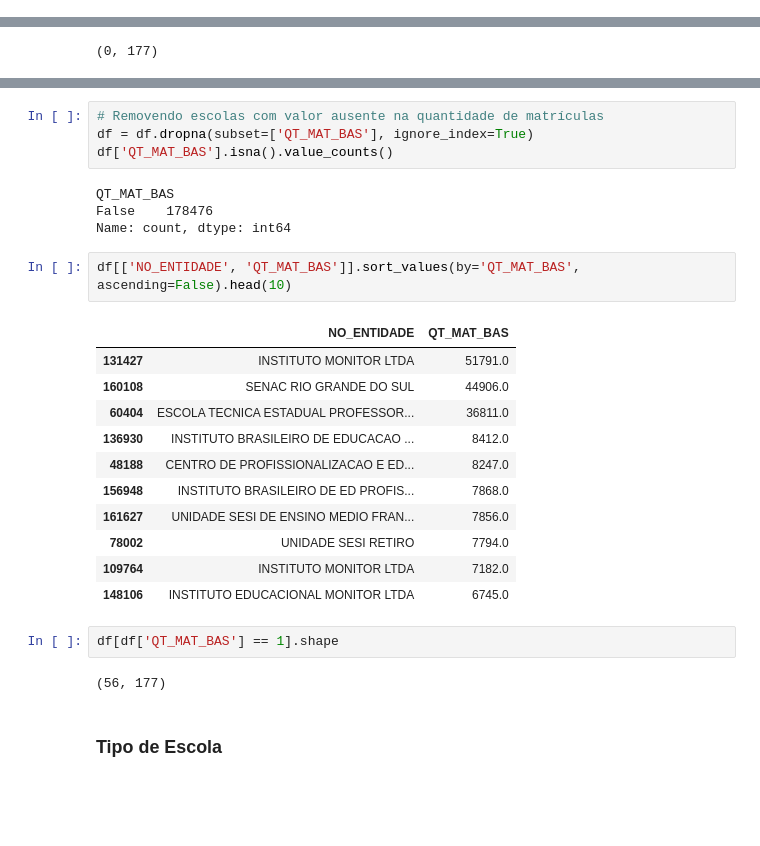
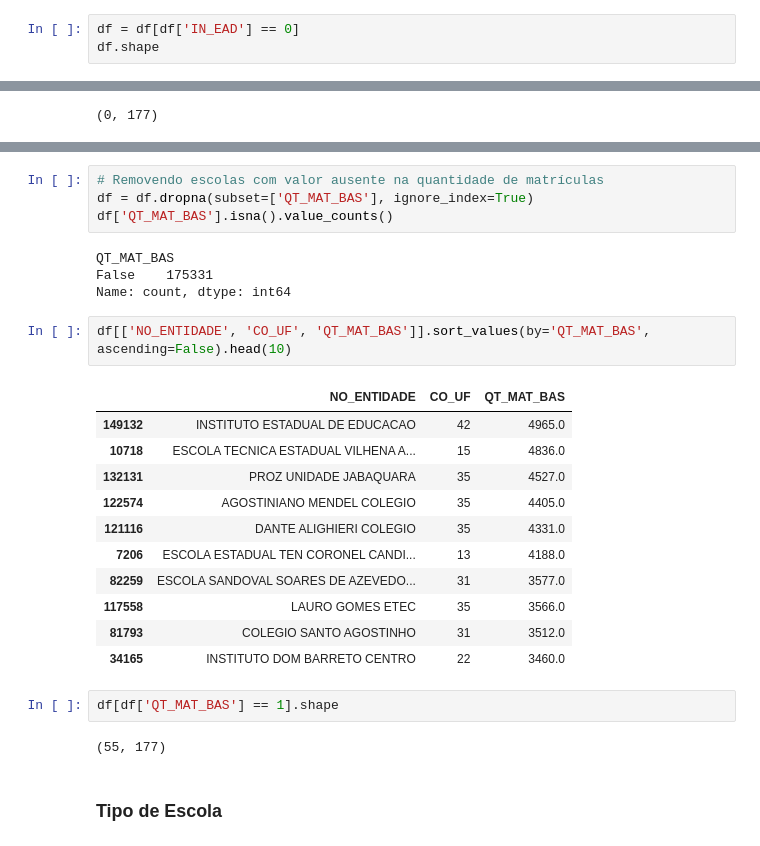
Before and after one commit to CinthiaNagahama/DCD_Rendimento_Escolar, a Jupyter notebook: explore.ipynb, the cells around one changed output, grey strips where cells are left out. Cells and saved outputs as stored; diff of their text form; blank space fills up the shorter version.

```diff
--- a/explore.ipynb
+++ b/explore.ipynb
@@ -315,0 +333,3 @@ Name: count, dtype: int64
+# %%
+df = df[df['IN_EAD'] == 0]
+df.shape
@@ -718,26 +720,26 @@ df = df.dropna(subset=['QT_MAT_BAS'], ignore_index=True)
 df['QT_MAT_BAS'].isna().value_counts()
 # %% [output]
 QT_MAT_BAS
-False    178476
+False    175331
 Name: count, dtype: int64
 # %%
-df[['NO_ENTIDADE', 'QT_MAT_BAS']].sort_values(by='QT_MAT_BAS', ascending=False).head(10)
+df[['NO_ENTIDADE', 'CO_UF', 'QT_MAT_BAS']].sort_values(by='QT_MAT_BAS', ascending=False).head(10)
 # %% [output]
-|  | NO_ENTIDADE | QT_MAT_BAS |
-| 131427 | INSTITUTO MONITOR LTDA | 51791.0 |
-| 160108 | SENAC RIO GRANDE DO SUL | 44906.0 |
-| 60404 | ESCOLA TECNICA ESTADUAL PROFESSOR... | 36811.0 |
-| 136930 | INSTITUTO BRASILEIRO DE EDUCACAO ... | 8412.0 |
-| 48188 | CENTRO DE PROFISSIONALIZACAO E ED... | 8247.0 |
-| 156948 | INSTITUTO BRASILEIRO DE ED PROFIS... | 7868.0 |
-| 161627 | UNIDADE SESI DE ENSINO MEDIO FRAN... | 7856.0 |
-| 78002 | UNIDADE SESI RETIRO | 7794.0 |
-| 109764 | INSTITUTO MONITOR LTDA | 7182.0 |
-| 148106 | INSTITUTO EDUCACIONAL MONITOR LTDA | 6745.0 |
+|  | NO_ENTIDADE | CO_UF | QT_MAT_BAS |
+| 149132 | INSTITUTO ESTADUAL DE EDUCACAO | 42 | 4965.0 |
+| 10718 | ESCOLA TECNICA ESTADUAL VILHENA A... | 15 | 4836.0 |
+| 132131 | PROZ UNIDADE JABAQUARA | 35 | 4527.0 |
+| 122574 | AGOSTINIANO MENDEL COLEGIO | 35 | 4405.0 |
+| 121116 | DANTE ALIGHIERI COLEGIO | 35 | 4331.0 |
+| 7206 | ESCOLA ESTADUAL TEN CORONEL CANDI... | 13 | 4188.0 |
+| 82259 | ESCOLA SANDOVAL SOARES DE AZEVEDO... | 31 | 3577.0 |
+| 117558 | LAURO GOMES ETEC | 35 | 3566.0 |
+| 81793 | COLEGIO SANTO AGOSTINHO | 31 | 3512.0 |
+| 34165 | INSTITUTO DOM BARRETO CENTRO | 22 | 3460.0 |
 # %%
 df[df['QT_MAT_BAS'] == 1].shape
 # %% [output]
-(56, 177)
+(55, 177)
 # %% [markdown]
 ### Tipo de Escola
 # %% [markdown]
```
Also changed, not shown: parts of 226 cells of this notebook, 1 other file.
